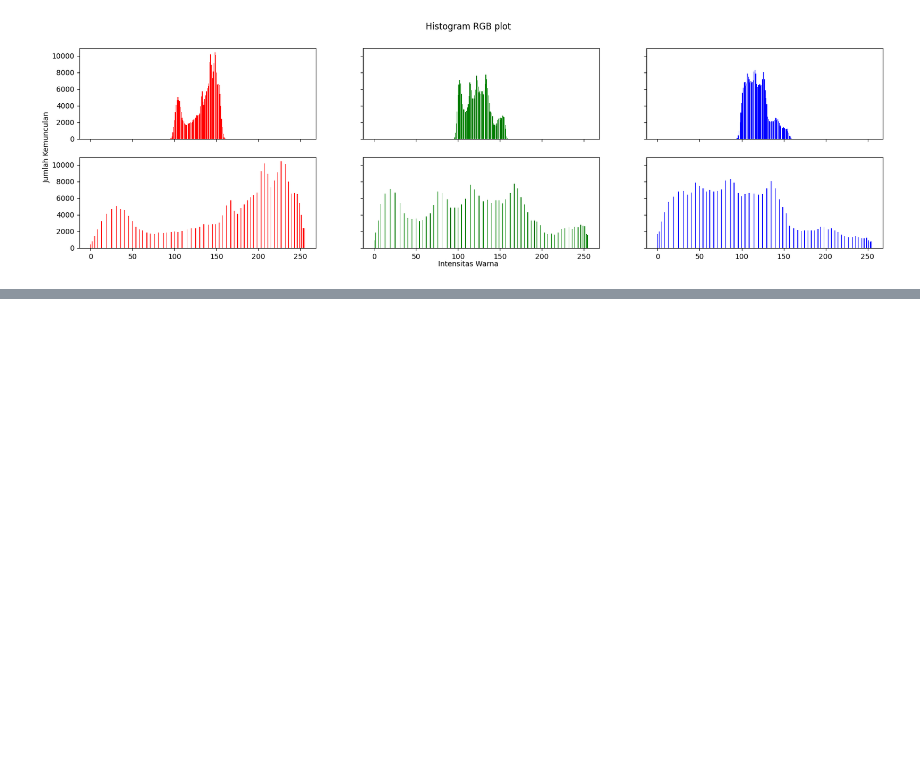
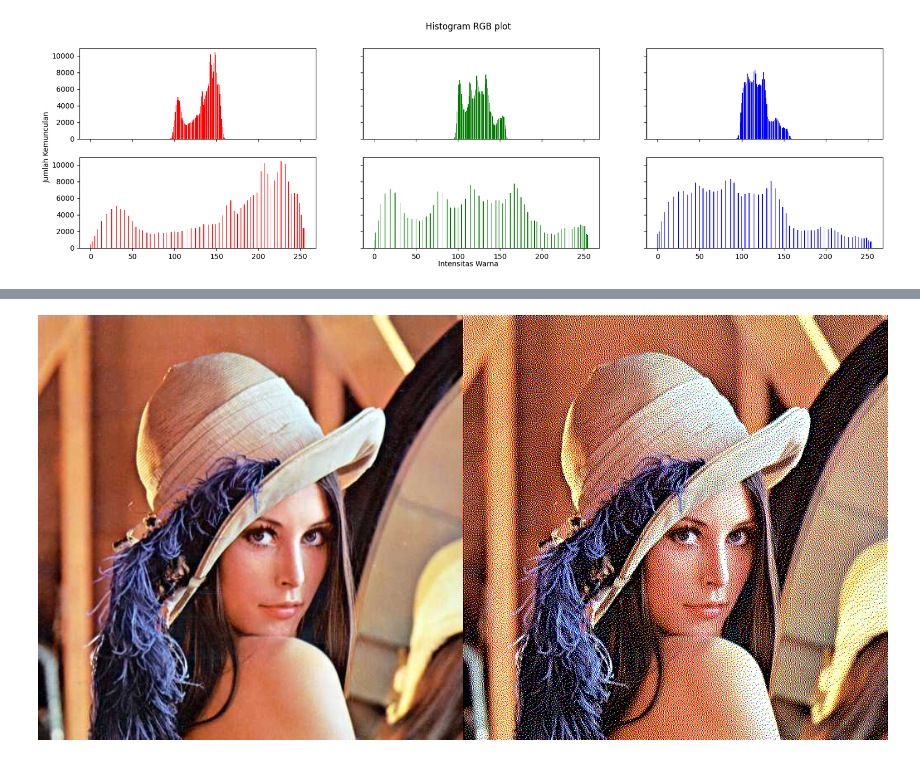
Before and after one commit to Ryansyaaw/PCVK_Ganjil_23, a Jupyter notebook: Week6.ipynb, the cells around one changed output, grey strips where cells are left out. Saved outputs shown, nothing was run; the diff lists cells and outputs as text; code cells hidden in the pictures; blank space fills up the shorter version.

```diff
--- a/Week6.ipynb
+++ b/Week6.ipynb
@@ -137,0 +220,36 @@ else:
+# %%
+img = cv.imread('/content/drive/MyDrive/Images/lena.jpg')
+
+# Convert to float
+img_float = np.float64(img)
+
+# Image size
+height, width, channels = img.shape
+
+#  Floyd and Steinberg dithering process on each color channel
+for y in range(height):
+    for x in range(width):
+        for c in range(channels):  # Loop for every color channel (R, G, B)
+            old_value = img_float[y, x, c]
+            new_value = round(old_value / 255) * 255
+            img_float[y, x, c] = new_value
+
+            error = old_value - new_value
+
+            if x < width - 1:
+                img_float[y, x + 1, c] += error * 7 / 16
+            if y < height - 1:
+                if x > 0:
+                    img_float[y + 1, x - 1, c] += error * 3 / 16
+                img_float[y + 1, x, c] += error * 5 / 16
+                if x < width - 1:
+                    img_float[y + 1, x + 1, c] += error * 1 / 16
+
+# Convert back to uint8 type
+output_img = np.uint8(img_float)
+
+# Displays the initial image and dithering results
+final_frame = cv.hconcat((img, output_img))
+cv2_imshow(final_frame)
+# %% [output]
+[figure, added]
```
Also changed, not shown: parts of 5 cells of this notebook.
